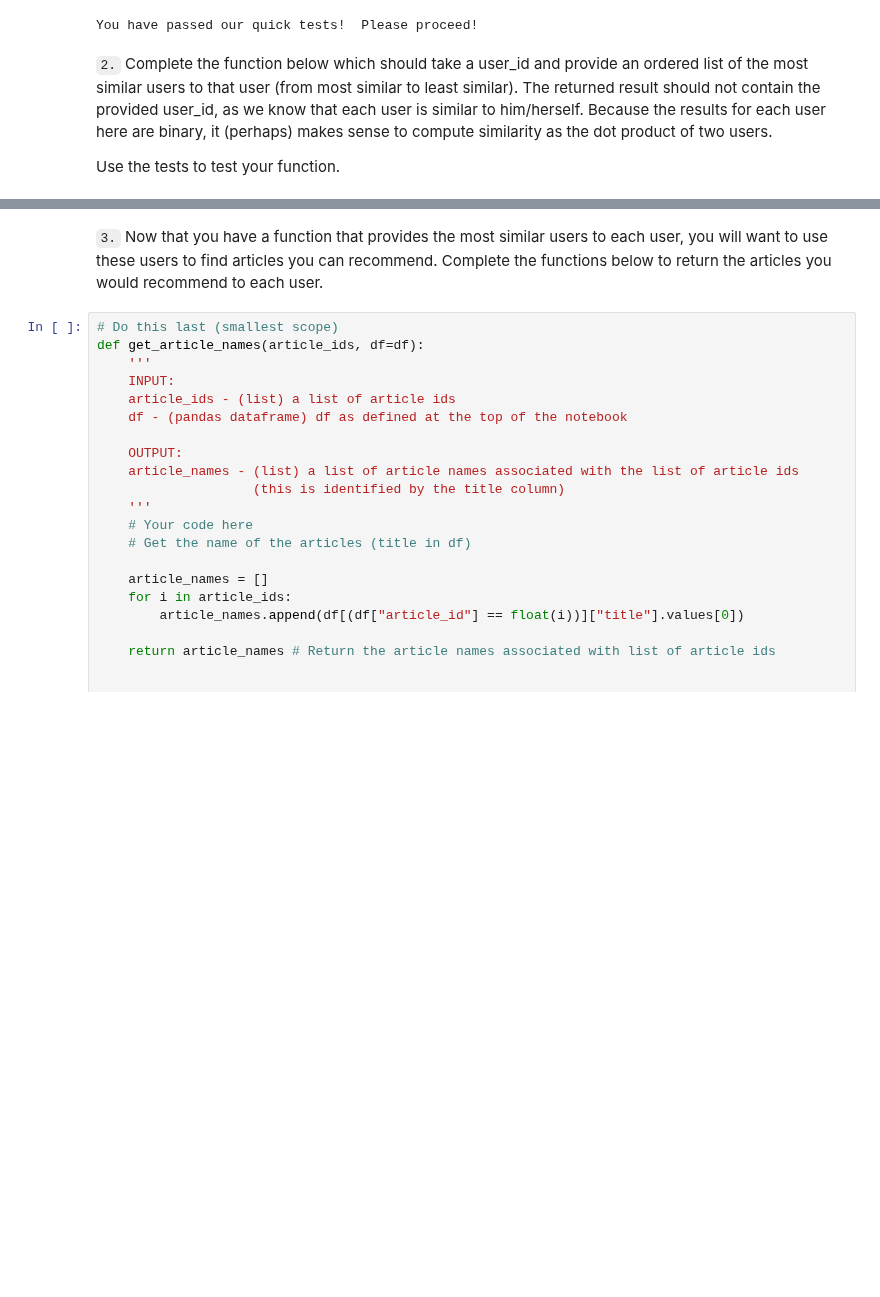
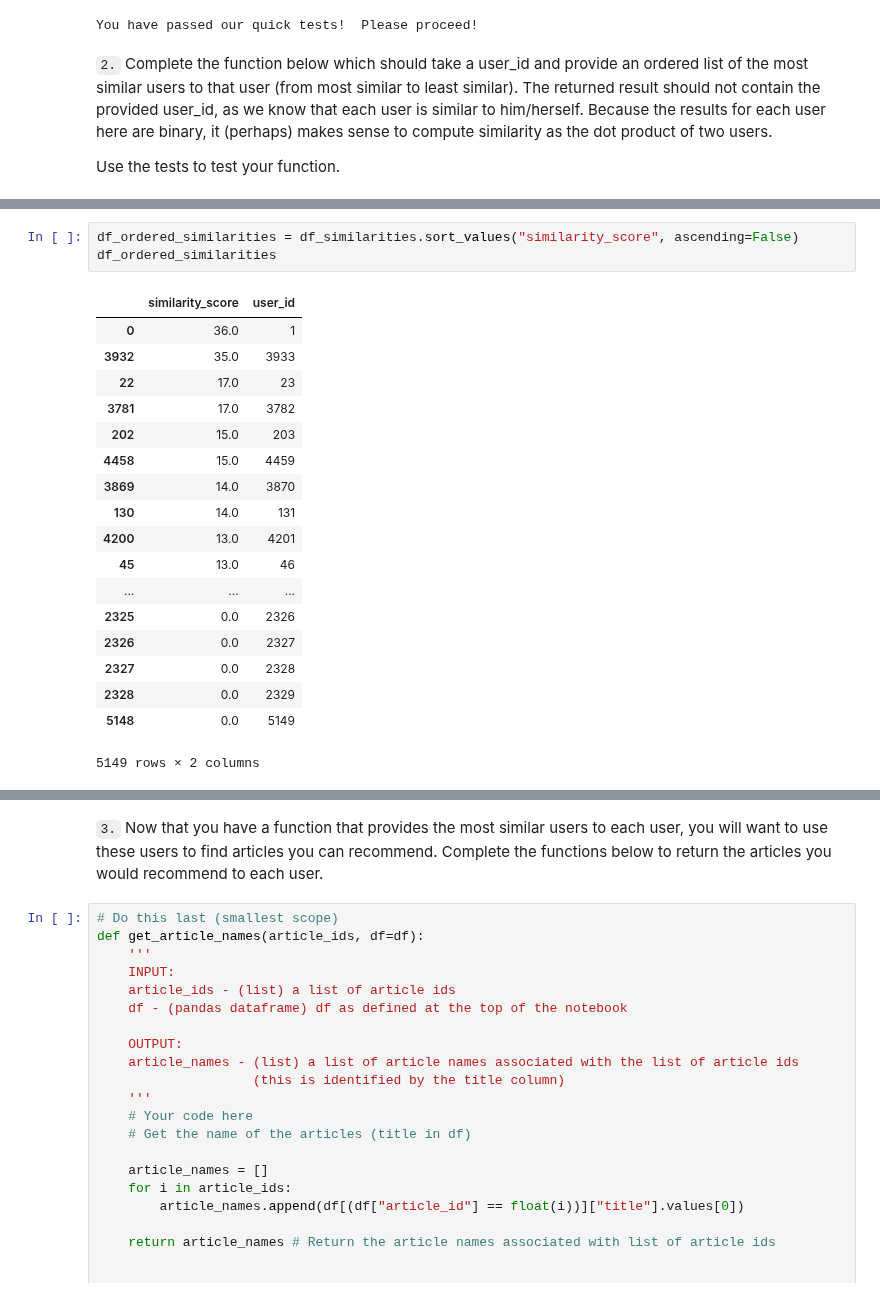
Before and after one commit to keigito/IBM_Recommendations, a Jupyter notebook: Recommendations_with_IBM.ipynb, the cells around one changed output, grey strips where cells are left out. Drawn from its saved outputs; the diff is of its cells as text; blank space fills up the shorter version.

```diff
--- a/Recommendations_with_IBM.ipynb
+++ b/Recommendations_with_IBM.ipynb
@@ -394,0 +490,22 @@ def find_similar_users(user_id, user_item=user_item):
+# %%
+df_ordered_similarities = df_similarities.sort_values("similarity_score", ascending=False)
+df_ordered_similarities
+# %% [output]
+|  | similarity_score | user_id |
+| 0 | 36.0 | 1 |
+| 3932 | 35.0 | 3933 |
+| 22 | 17.0 | 23 |
+| 3781 | 17.0 | 3782 |
+| 202 | 15.0 | 203 |
+| 4458 | 15.0 | 4459 |
+| 3869 | 14.0 | 3870 |
+| 130 | 14.0 | 131 |
+| 4200 | 13.0 | 4201 |
+| 45 | 13.0 | 46 |
+| ... | ... | ... |
+| 2325 | 0.0 | 2326 |
+| 2326 | 0.0 | 2327 |
+| 2327 | 0.0 | 2328 |
+| 2328 | 0.0 | 2329 |
+| 5148 | 0.0 | 5149 |
+5149 rows × 2 columns
```
Also changed, not shown: parts of 10 cells of this notebook.
